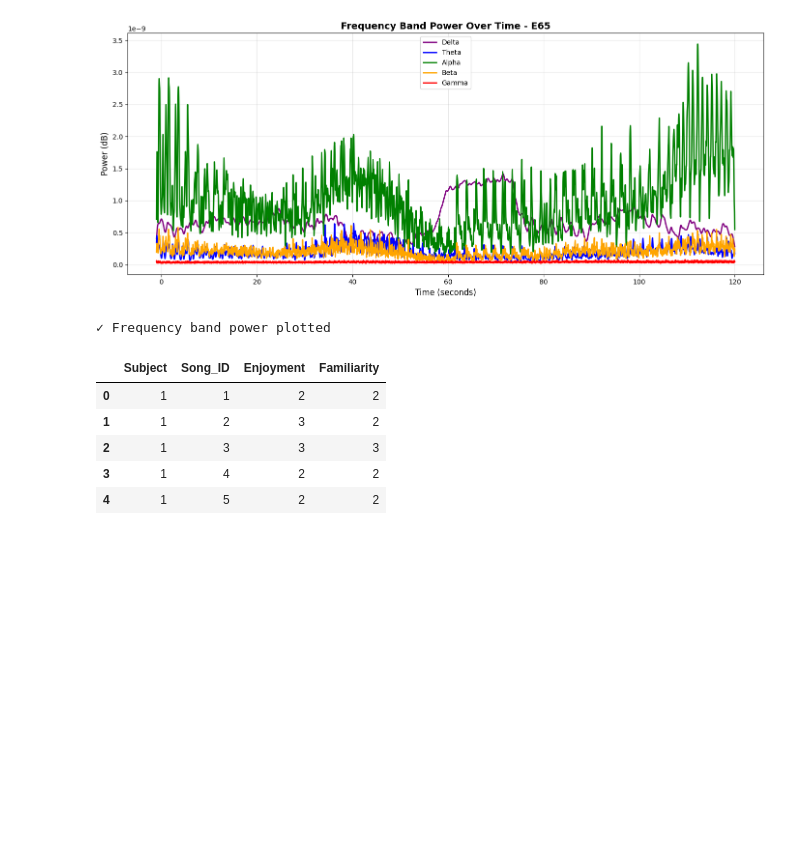
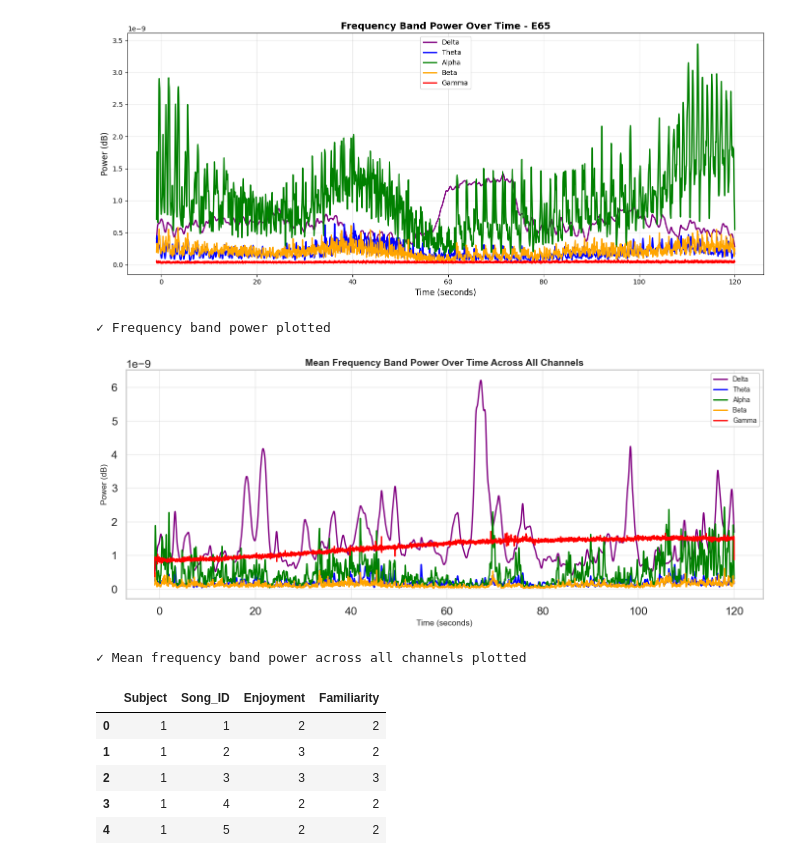
Before and after one commit to Vica1106/Music_Familiarity_Preference, a Jupyter notebook: Code/analysis_jessie/analysis.ipynb, the cells around one changed output. Drawn from its saved outputs; the diff is of its cells as text; code cells hidden in the pictures; blank space fills up the shorter version.

```diff
--- a/Code/analysis_jessie/analysis.ipynb
+++ b/Code/analysis_jessie/analysis.ipynb
@@ -653,6 +700,48 @@ if 'test_power' in locals() and test_power is not None:
 # %% [output]
 [figure]
 ✓ Frequency band power plotted
+# %%
+# Graph 2: Mean Power in Different Frequency Bands Over Time Across All Channels
+if 'test_power' in locals() and test_power is not None:
+    band_powers = {}
+    for band_name in FREQ_BANDS.keys():
+        band_powers[band_name] = extract_band_power(test_power, band_name)
+
+    fig, ax = plt.subplots(figsize=(14, 6))
+
+    colors = {
+        'delta': 'purple',
+        'theta': 'blue',
+        'alpha': 'green',
+        'beta': 'orange',
+        'gamma': 'red'
+    }
+
+    for band_name, power in band_powers.items():
+        # Mean across all channels
+        power_trace = power.mean(axis=0)
+
+        ax.plot(
+            test_power.times,
+            power_trace,
+            label=band_name.capitalize(),
+            color=colors[band_name],
+            linewidth=2
+        )
+
+    ax.set_xlabel('Time (seconds)', fontsize=12)
+    ax.set_ylabel('Power (dB)', fontsize=12)
+    ax.set_title('Mean Frequency Band Power Over Time Across All Channels',
+                 fontsize=14, fontweight='bold')
+    ax.legend(loc='best', fontsize=10)
+    ax.grid(alpha=0.3)
+    plt.tight_layout()
+    plt.show()
+
+    print("✓ Mean frequency band power across all channels plotted")
+# %% [output]
+[figure, added]
+✓ Mean frequency band power across all channels plotted
 # %%
 behav_data_path = base_path / 'stimuli' / 'Behavioural_data'
 
```
Also changed, not shown: parts of 1 cell of this notebook.
